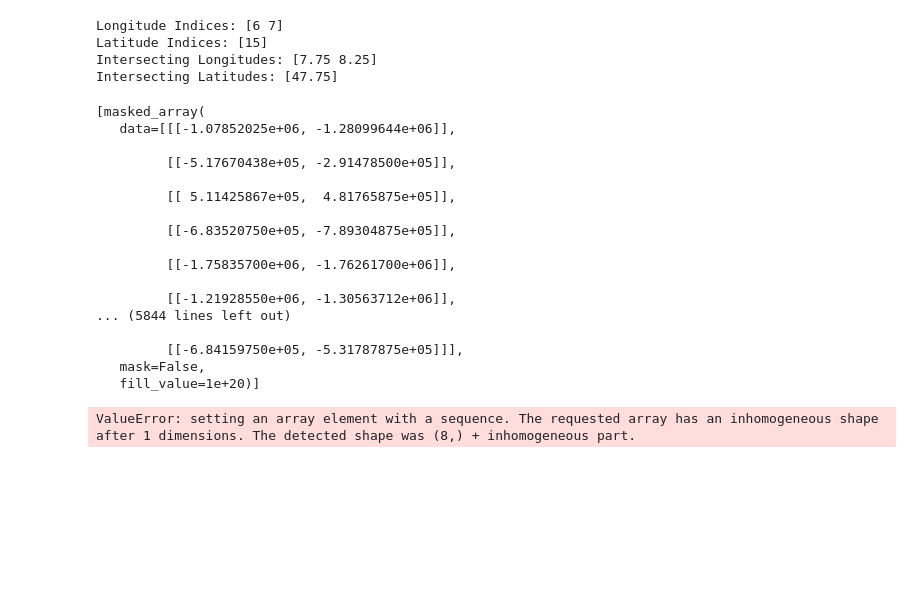
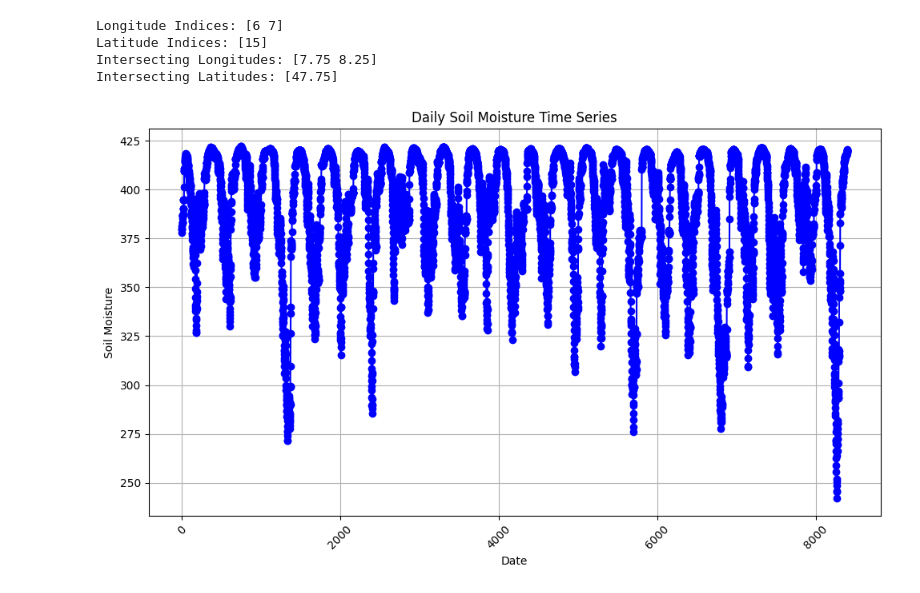
Before and after one commit to justusnoegel/deadwood_prediction, a Jupyter notebook: schwarzwald.ipynb, the cells around one changed output. Drawn from its saved outputs; the diff is of its cells as text; code cells hidden in the pictures; blank space fills up the shorter version.

```diff
--- a/schwarzwald.ipynb
+++ b/schwarzwald.ipynb
@@ -193,23 +194,12 @@ for year in years:
-# %%
-R_data
-# %% [output]
-[masked_array(
-   data=[[[-1.07852025e+06, -1.28099644e+06]],
-
-         [[-5.17670438e+05, -2.91478500e+05]],
-
-         [[ 5.11425867e+05,  4.81765875e+05]],
-
-         [[-6.83520750e+05, -7.89304875e+05]],
-
-         [[-1.75835700e+06, -1.76261700e+06]],
-
-         [[-1.21928550e+06, -1.30563712e+06]],
-... (5844 lines left out)
-
-         [[-6.84159750e+05, -5.31787875e+05]]],
-   mask=False,
-   fill_value=1e+20)]
+# %%
+# Convert lists to xarray datasets
+P_data = xr.concat(P_data, dim='time')
+R_data = xr.concat(R_data, dim='time')
+T_data = xr.concat(T_data, dim='time')
+lai_data = xr.concat(lai_data, dim='time')
+# %%
+# Fill LAI with zeros were Na :D (wrong)
+lai_data = lai_data.fillna(0)
 # %%
 # Run model for all gridcells 1:30 min for one cell... there are 484 cells
 
@@ -248,8 +238,3 @@ for lat in range(len(P_data.lat)):
         snow[:, lat, lon] = daily_output['snow'].values
         soil_moisture[:, lat, lon] = daily_output['calculated_soil_moisture'].values
         evapotranspiration[:, lat, lon] = daily_output['evapotranspiration'].values
-        print("one done")
-        break
-    break
-# %% [output]
-ValueError: setting an array element with a sequence. The requested array has an inhomogeneous shape after 1 dimensions. The detected shape was (8,) + inhomogeneous part.
@@ -255,0 +246,19 @@ ValueError: setting an array element with a sequence. The requested array has an
+# %%
+import matplotlib.pyplot as plt
+
+# Assuming daily_output['calculated_soil_moisture'] contains the soil moisture values
+soil_moisture_xr = daily_output['calculated_soil_moisture']
+
+
+# Plot the time series
+plt.figure(figsize=(10, 6))
+plt.plot(soil_moisture_xr, color='blue', marker='o', linestyle='-')
+plt.title('Daily Soil Moisture Time Series')
+plt.xlabel('Date')
+plt.ylabel('Soil Moisture')
+plt.xticks(rotation=45)
+plt.grid(True)
+plt.tight_layout()
+plt.show()
+# %% [output]
+[figure, added]
```
Also changed, not shown: parts of 4 cells of this notebook, 1 other file.
